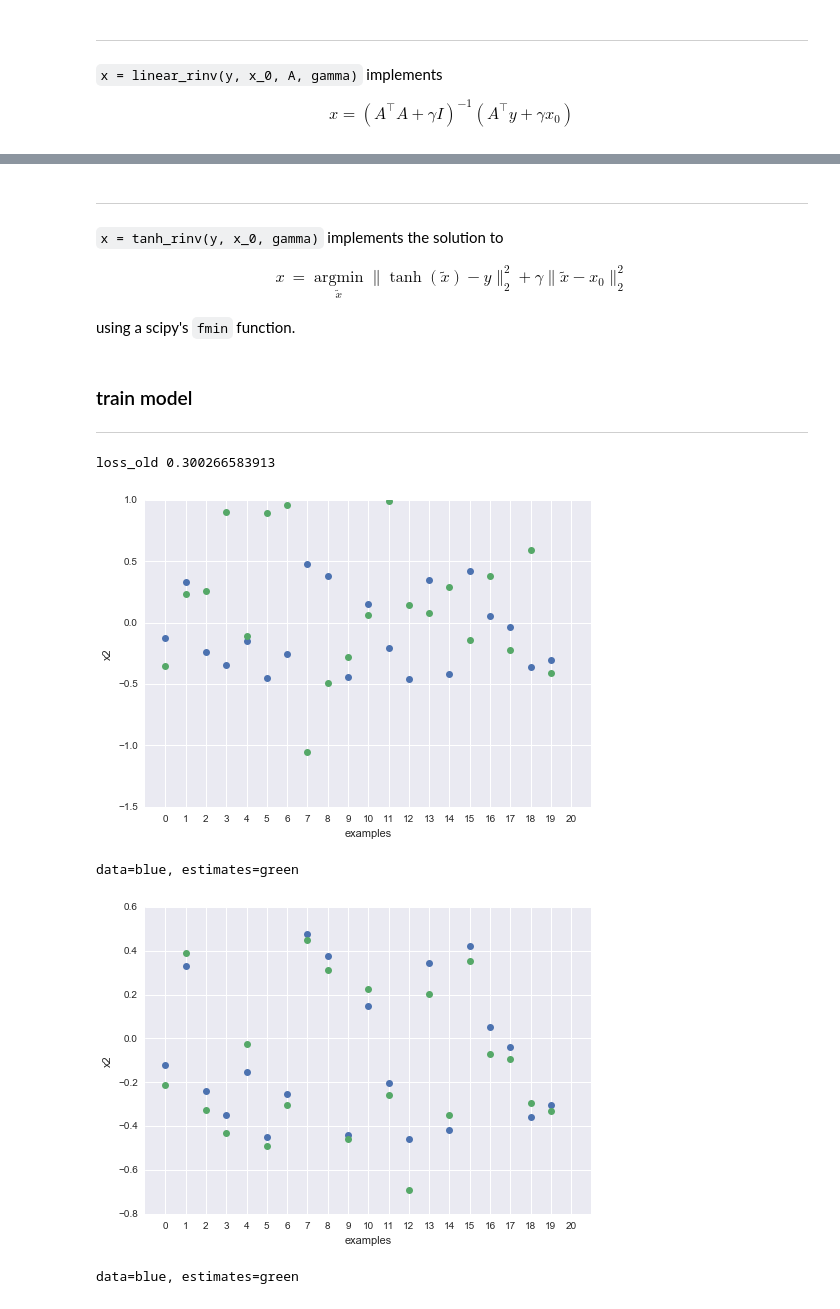
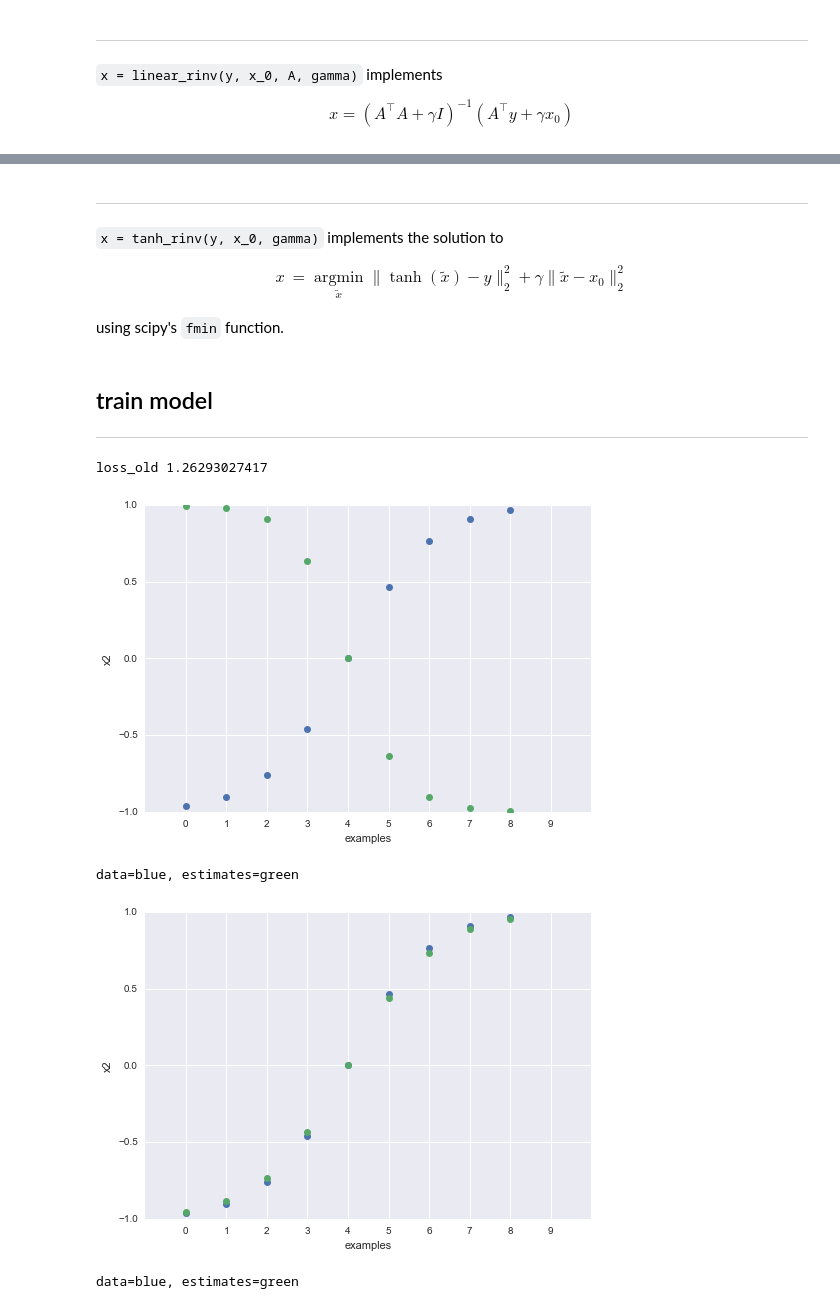
Before and after one commit to jsseely/tensorflow-target-prop, a Jupyter notebook: notebooks/170218 3-layer example.ipynb, the cells around one changed output, grey strips where cells are left out. Saved outputs shown, nothing was run; the diff lists cells and outputs as text; code cells hidden in the pictures.

Commit message:
updated 3-layer example

```diff
--- a/notebooks/170218 3-layer example.ipynb
+++ b/notebooks/170218 3-layer example.ipynb
@@ -25,11 +27,22 @@ x_2\in\mathbb{R}^{n_2}$$
 # %%
-# model parameters
-n0 = 5 # input dimension / number of input units
-n1 = 10 # hidden dimension / number of hidden layer units
+# dimensions
+n0 = 1 # input dimension / number of input units
+n1 = 2 # hidden dimension / number of hidden layer units
 n2 = 1  # output dimension
-W1 = 1/np.sqrt(n1)*np.random.randn(n1, n0) # input to hidden. n1 x n0 iid Guassian
-W2 = 1/np.sqrt(n1)*np.random.randn(n2, n1) # hidden to output. n2 x n1 iid Gaussian
+
+# weights
+#W1 = 1/np.sqrt(n1)*np.random.randn(n1, n0) # input to hidden. n1 x n0 iid Guassian
+#W2 = 1/np.sqrt(n1)*np.random.randn(n2, n1) # hidden to output. n2 x n1 iid Gaussian
+
+W1 = np.array([[2], [4]])
+W2 = np.array([[1 , 0]])
 
 # inputs
-num_examples = 20
-x0 = np.random.randn(n0, num_examples) # n0 x num_examples matrix
+num_examples = 9
+x0 = np.linspace(-1, 1, num_examples)[np.newaxis, :]
+
+#x0 = np.random.randn(n0, num_examples) # n0 x num_examples matrix
+
+#x0 = np.meshgrid(np.linspace(-1, 1, num_examples), np.linspace(-1, 1, num_examples))
+#x0 = np.stack((x0[0].flatten(), x0[1].flatten()), axis=0)
+#num_examples = num_examples**2
@@ -78,11 +94,13 @@ def tanh_inv(y, x_0=None, th=1e-2):
 ---------------
 `x = tanh_rinv(y, x_0, gamma)` implements the solution to
 
+$$
 \begin{align}
   x & = \underset{\tilde{x}}{\operatorname{argmin}} \| \operatorname{tanh}(\tilde{x}) - y \|_2^2 + \gamma \| \tilde{x} - x_0 \|_2^2
 \end{align}
+$$
 
-using a scipy's `fmin` function.
+using scipy's `fmin` function.
 # %%
 def tanh_rinv(y, x_0, gamma=1e-2):
   from scipy.optimize import fmin
@@ -93,10 +111,11 @@ def tanh_rinv(y, x_0, gamma=1e-2):
     x[:, i] = fmin(cost, x[:, i], args=(y[:, i], x_0[:, 1]), xtol=1e-5, ftol=1e-5, maxiter=50, disp=0)
   return x
 # %% [markdown]
-### train model
+## train model
 ------------
 # %%
-W1_est = 1/np.sqrt(n1)*np.random.randn(n1, n0) # initialization of W1
+#W1_est = 1/np.sqrt(n1)*np.random.randn(n1, n0) # initialization of W1
+W1_est = np.array([[-3], [1]])
 # %%
 # forward pass
 h1_est = np.dot( W1_est, x0 )
@@ -105,7 +124,7 @@ x2_est = np.dot( W2, x1_est )
 loss_old = 0.5*np.mean((x2_est - x2)**2)
 print "loss_old", loss_old
 # %% [output]
-loss_old 0.300266583913
+loss_old 1.26293027417
 # %%
 f = plt.plot(x2.T,'o')[0]
 plt.plot(x2_est.T,'o')
@@ -116,30 +135,30 @@ plt.ylabel('x2')
 plt.show()
 print "data=blue, estimates=green"
 # %% [output]
-[figure, old version]
+[figure, new version]
 data=blue, estimates=green
 # %%
 # backward pass.
 x1_target = linear_inv( x2, x1_est, W2 )
-h1_target = tanh_inv( x1_target, h1_est, 1e-3 )
-W1_est = linear_inv( h1_target.T, W1_est.T, x0.T ).T # note, we have to transpose all the inputs, then transpose the output of linear_inv()
+h1_target = tanh_inv( x1_target, h1_est, 1e-12 )
+W1_est = linear_rinv( h1_target.T, W1_est.T, x0.T, 0.1 ).T # note, we have to transpose all the inputs, then transpose the output of linear_inv()
 # %%
-# forward pass
-h1_est = np.dot( W1_est, x0 )
-x1_est = np.tanh( h1_est )
-x2_est = np.dot( W2, x1_est )
-loss_new = 0.5*np.mean((x2_est - x2)**2)
+# new forward pass
+h1_est_new = np.dot( W1_est, x0 )
+x1_est_new = np.tanh( h1_est_new )
+x2_est_new = np.dot( W2, x1_est_new )
+loss_new = 0.5*np.mean((x2_est_new - x2)**2)
 # %%
 f = plt.plot(x2.T,'o')[0]
-plt.plot(x2_est.T,'o')
+plt.plot(x2_est_new.T,'o')
 plt.xlim([-1, num_examples+1])
 f.axes.xaxis.set_ticks(np.arange(0, num_examples+1))
 plt.xlabel('examples')
 plt.ylabel('x2')
 plt.show()
 print "data=blue, estimates=green"
 # %% [output]
-[figure, old version]
+[figure, new version]
 data=blue, estimates=green
 # %%
 print "loss_old", loss_old
```
Also changed, not shown: parts of 15 cells of this notebook, 1 other file.
